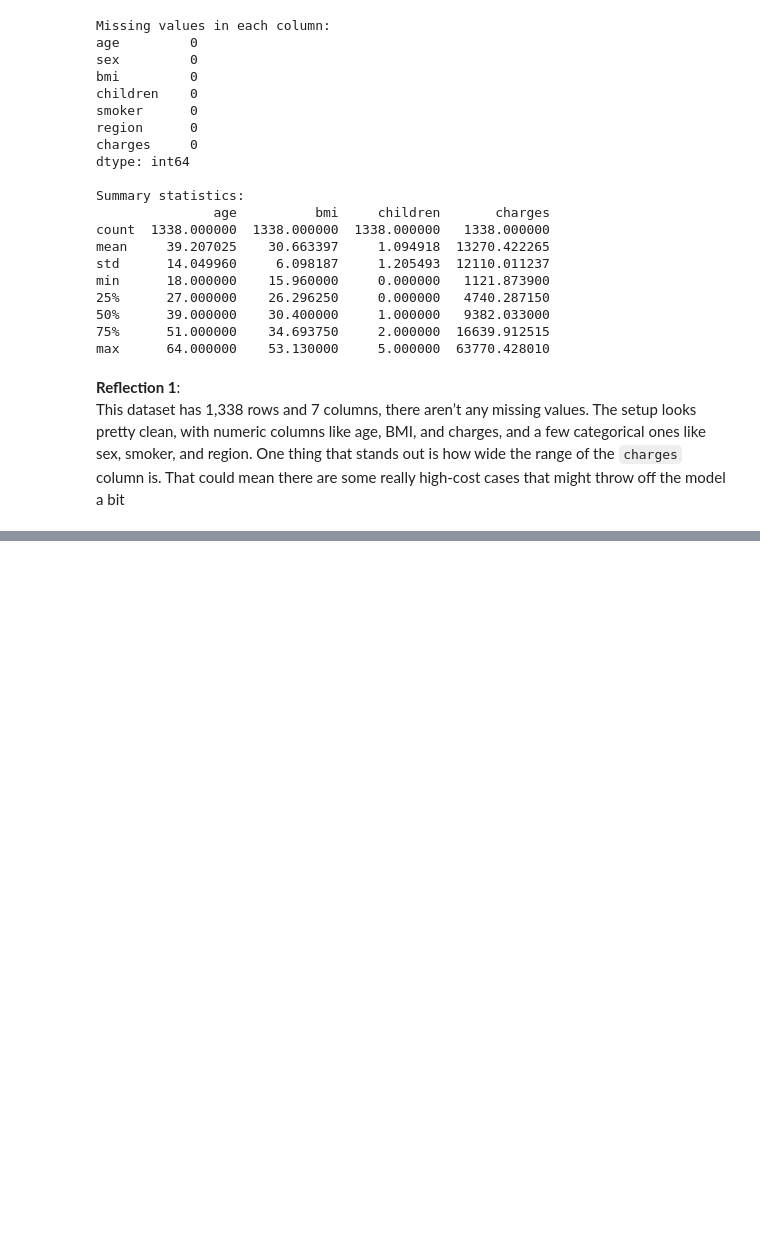
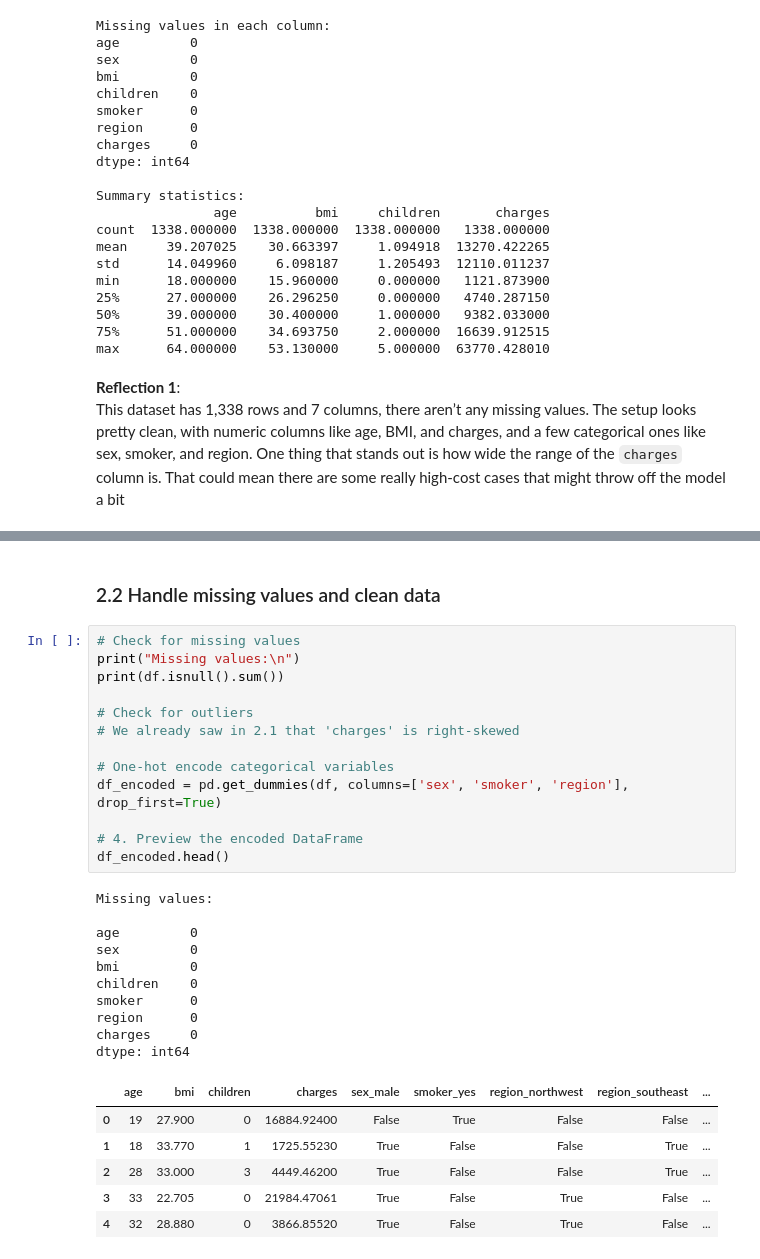
Before and after one commit to drodmay1/ml_regression_davidrm, a Jupyter notebook: regression_davidrm.ipynb, the cells around one changed output, grey strips where cells are left out. Cells and saved outputs as stored; diff of their text form; blank space fills up the shorter version.

```diff
--- a/regression_davidrm.ipynb
+++ b/regression_davidrm.ipynb
@@ -119,3 +121,35 @@ charges skewness: 1.52
 [figure]
 [figure]
 [figure]
+# %% [markdown]
+### 2.2 Handle missing values and clean data
+# %%
+# Check for missing values
+print("Missing values:\n")
+print(df.isnull().sum())
+
+# Check for outliers
+# We already saw in 2.1 that 'charges' is right-skewed
+
+# One-hot encode categorical variables
+df_encoded = pd.get_dummies(df, columns=['sex', 'smoker', 'region'], drop_first=True)
+
+# 4. Preview the encoded DataFrame
+df_encoded.head()
+# %% [output]
+Missing values:
+
+age         0
+sex         0
+bmi         0
+children    0
+smoker      0
+region      0
+charges     0
+dtype: int64
+|  | age | bmi | children | charges | sex_male | smoker_yes | region_northwest | region_southeast | ... |
+| 0 | 19 | 27.900 | 0 | 16884.92400 | False | True | False | False | ... |
+| 1 | 18 | 33.770 | 1 | 1725.55230 | True | False | False | True | ... |
+| 2 | 28 | 33.000 | 3 | 4449.46200 | True | False | False | True | ... |
+| 3 | 33 | 22.705 | 0 | 21984.47061 | True | False | True | False | ... |
+| 4 | 32 | 28.880 | 0 | 3866.85520 | True | False | True | False | ... |
```
Also changed, not shown: parts of 6 cells of this notebook.
